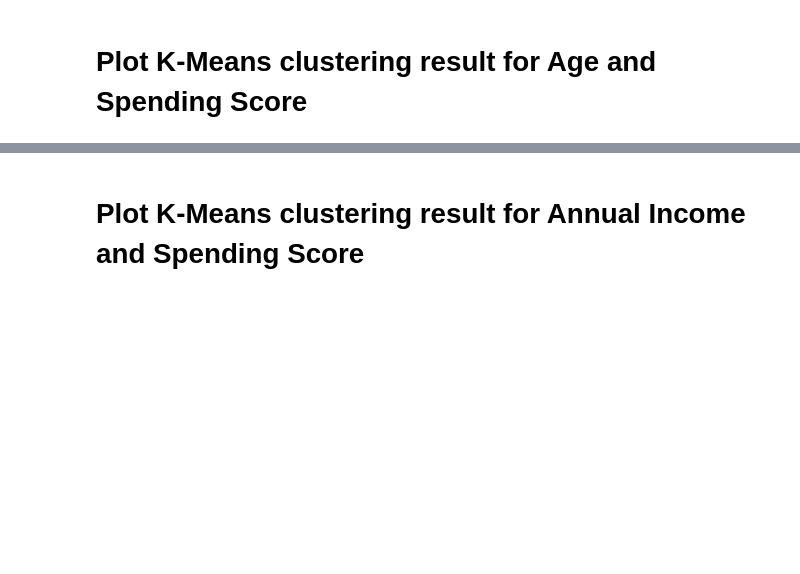
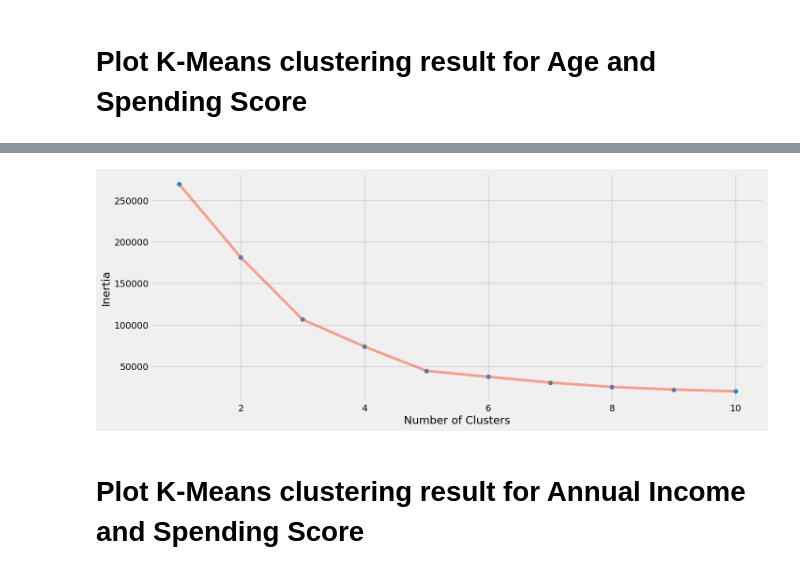
Before and after one commit to ranjitodedra/Customer-segmentation, a Jupyter notebook: customer-segmentation.ipynb, the cells around one changed output, grey strips where cells are left out. Drawn from its saved outputs; the diff is of its cells as text; code cells hidden in the pictures; blank space fills up the shorter version.

```diff
--- a/customer-segmentation.ipynb
+++ b/customer-segmentation.ipynb
@@ -192,26 +243,28 @@ plt.show()
 # %%
 # Annual Income and Spending Score
 X_income_spending = mall_customers_df[['Annual Income (k$)', 'Spending Score (1-100)']].values
 inertia_income_spending = []
 for n_clusters in range(1, 11):
     kmeans = KMeans(
         n_clusters=n_clusters,
         init='k-means++',
         n_init=10,
         max_iter=300,
         tol=0.0001,
         random_state=111,
-        algorithm='elkan'
+        algorithm='lloyd'
     )
     kmeans.fit(X_income_spending)
     inertia_income_spending.append(kmeans.inertia_)
 
 plt.figure(1, figsize=(15, 6))
 plt.plot(np.arange(1, 11), inertia_income_spending, 'o')
 plt.plot(np.arange(1, 11), inertia_income_spending, '-', alpha=0.5)
 plt.xlabel('Number of Clusters')
 plt.ylabel('Inertia')
 plt.show()
+# %% [output]
+[figure, added]
 # %%
 kmeans_income_spending = KMeans(
     n_clusters=5,
```
Also changed, not shown: parts of 15 cells of this notebook.
